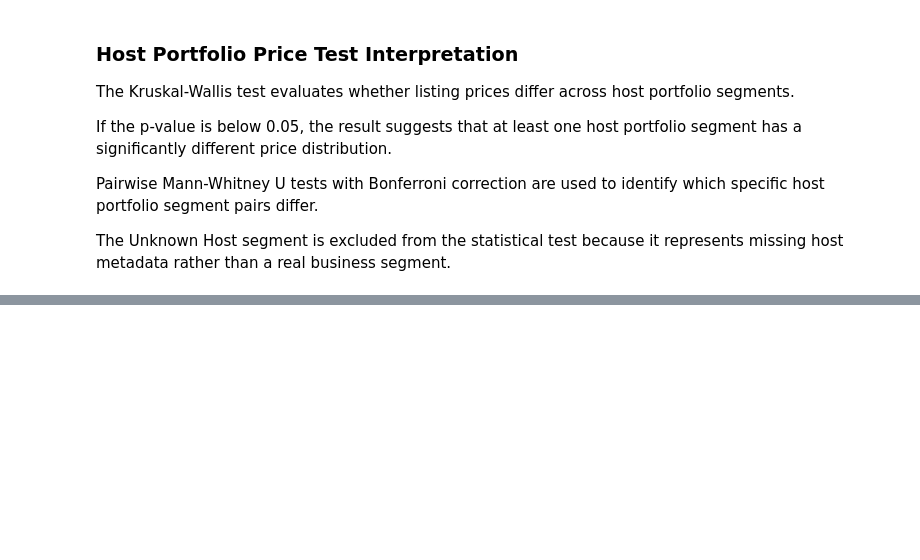
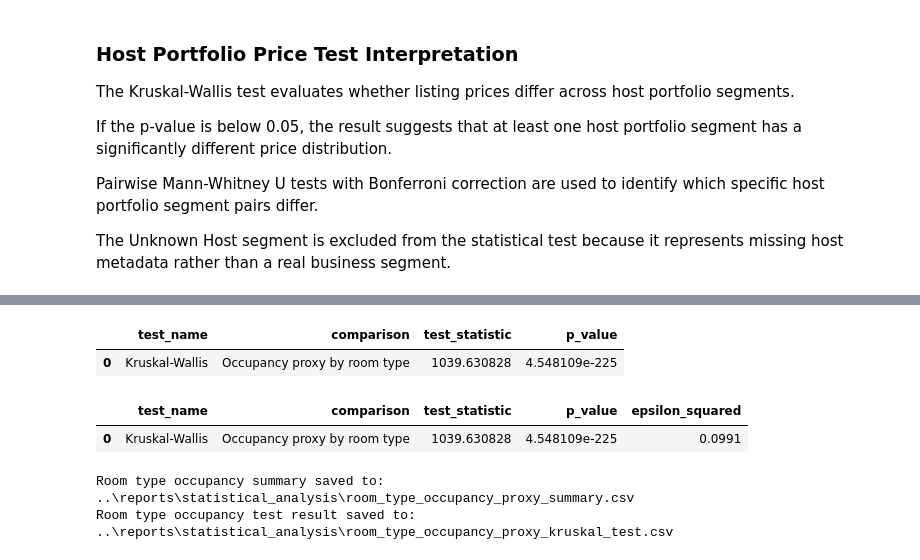
Before and after one commit to Tnadeeja/Inside-Airbnb-Market-Intelligence-Platform-Data-Engineering-Analytics-AI, a Jupyter notebook: notebooks/04_statistical_analysis.ipynb, the cells around one changed output, grey strips where cells are left out. Cells and saved outputs as stored; diff of their text form; code cells hidden in the pictures; blank space fills up the shorter version.

```diff
--- a/notebooks/04_statistical_analysis.ipynb
+++ b/notebooks/04_statistical_analysis.ipynb
@@ -495,0 +556,52 @@ The Unknown Host segment is excluded from the statistical test because it repres
+# %%
+room_type_occupancy_groups = []
+
+for room_type in occupancy_room_type_df["room_type"].dropna().unique():
+    group_values = occupancy_room_type_df[
+        occupancy_room_type_df["room_type"] == room_type
+    ]["occupancy_proxy"].dropna()
+
+    room_type_occupancy_groups.append(group_values)
+
+occupancy_kruskal_statistic, occupancy_kruskal_p_value = stats.kruskal(
+    *room_type_occupancy_groups
+)
+
+room_type_occupancy_test_result = pd.DataFrame({
+    "test_name": ["Kruskal-Wallis"],
+    "comparison": ["Occupancy proxy by room type"],
+    "test_statistic": [occupancy_kruskal_statistic],
+    "p_value": [occupancy_kruskal_p_value]
+})
+
+room_type_occupancy_test_result
+# %% [output]
+|  | test_name | comparison | test_statistic | p_value |
+| 0 | Kruskal-Wallis | Occupancy proxy by room type | 1039.630828 | 4.548109e-225 |
+# %%
+n = len(occupancy_room_type_df)
+k = occupancy_room_type_df["room_type"].nunique()
+
+occupancy_epsilon_squared = (occupancy_kruskal_statistic - k + 1) / (n - k)
+
+room_type_occupancy_test_result["epsilon_squared"] = round(
+    occupancy_epsilon_squared,
+    4
+)
+
+room_type_occupancy_test_result
+# %% [output]
+|  | test_name | comparison | test_statistic | p_value | epsilon_squared |
+| 0 | Kruskal-Wallis | Occupancy proxy by room type | 1039.630828 | 4.548109e-225 | 0.0991 |
+# %%
+room_type_occupancy_summary_output_path = STAT_REPORTS_PATH / "room_type_occupancy_proxy_summary.csv"
+room_type_occupancy_test_output_path = STAT_REPORTS_PATH / "room_type_occupancy_proxy_kruskal_test.csv"
+
+room_type_occupancy_summary.to_csv(room_type_occupancy_summary_output_path, index=False)
+room_type_occupancy_test_result.to_csv(room_type_occupancy_test_output_path, index=False)
+
+print(f"Room type occupancy summary saved to: {room_type_occupancy_summary_output_path}")
+print(f"Room type occupancy test result saved to: {room_type_occupancy_test_output_path}")
+# %% [output]
+Room type occupancy summary saved to: ..\reports\statistical_analysis\room_type_occupancy_proxy_summary.csv
+Room type occupancy test result saved to: ..\reports\statistical_analysis\room_type_occupancy_proxy_kruskal_test.csv
```
Also changed, not shown: parts of 8 cells of this notebook, 3 other files.
